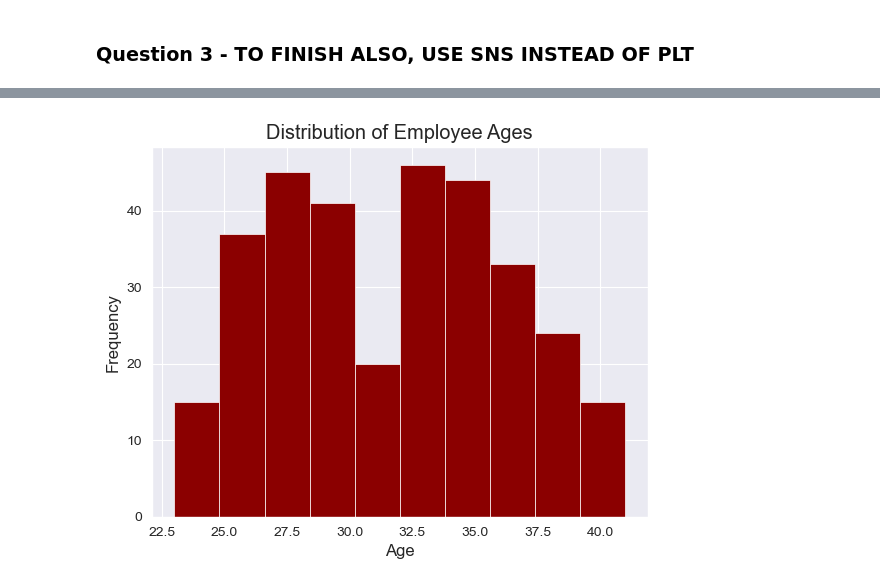
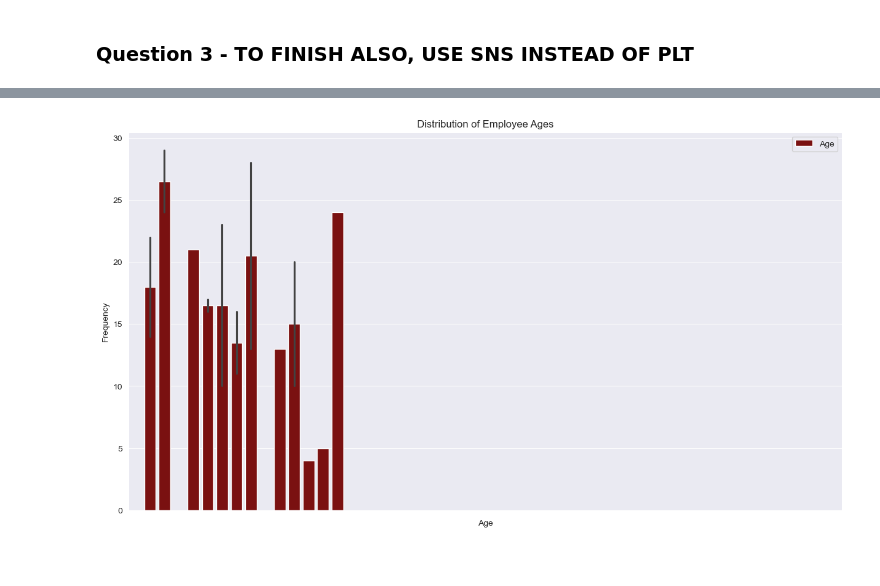
Before and after one commit to alexandrecogordan/data-visualisation, a Jupyter notebook: TD2/alexandre-cogordan.ipynb, the cells around one changed output, grey strips where cells are left out. Drawn from its saved outputs; the diff is of its cells as text; code cells hidden in the pictures.

```diff
--- a/TD2/alexandre-cogordan.ipynb
+++ b/TD2/alexandre-cogordan.ipynb
@@ -212,19 +215,16 @@ layoffs_df
 # %%
+import seaborn as sns
 import matplotlib.pyplot as plt
-import seaborn as sns
 
-sns.set_style('darkgrid')
+plt.figure(figsize=(15, 8))
 
-# Set the style
-plt.style.use('ggplot')
+sns.barplot(x=employee_df['Age'], y=employee_df['Age'].value_counts(), color='darkred', label='Age')
 
-# Create the histogram
-plt.hist(employee_df['Age'], bins=10, color='darkred')
-
+plt.xticks(list(range(20, 50, 1)))
 plt.xlabel('Age')
 plt.ylabel('Frequency')
 plt.title('Distribution of Employee Ages')
 
 plt.show()
 # %% [output]
-[figure, old version]
+[figure, new version]
```
Also changed, not shown: parts of 15 cells of this notebook.
